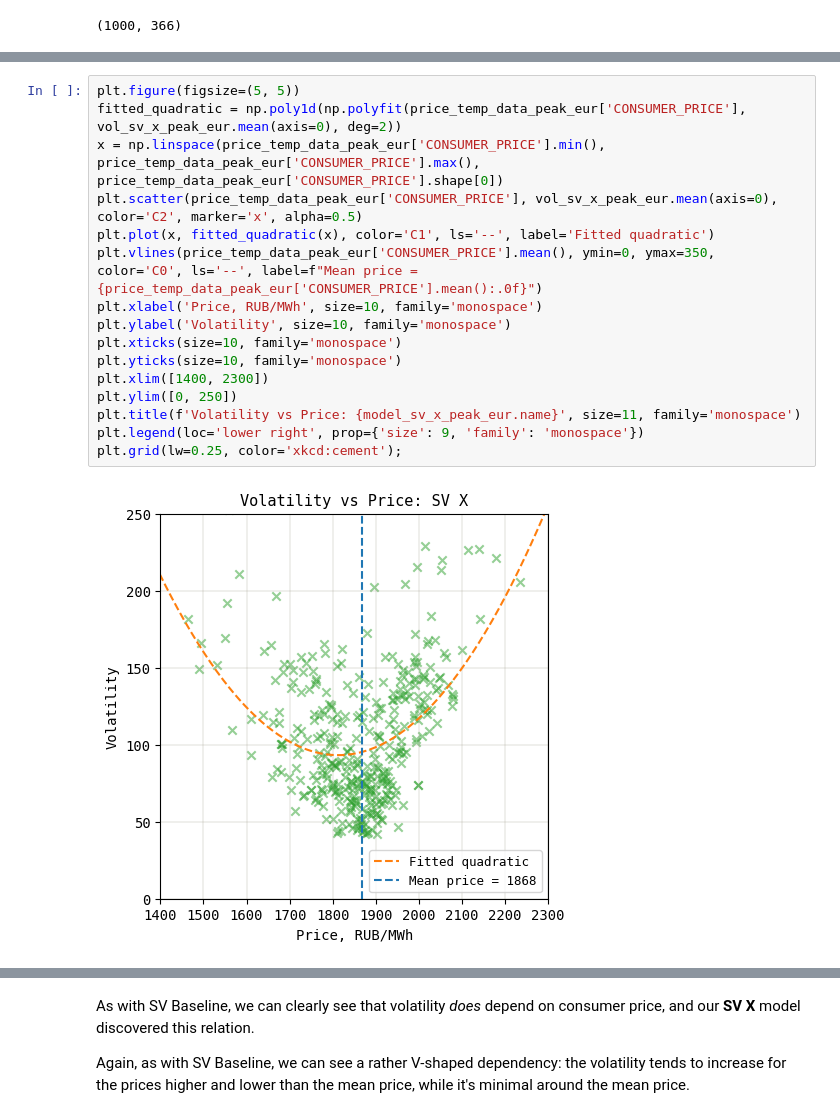
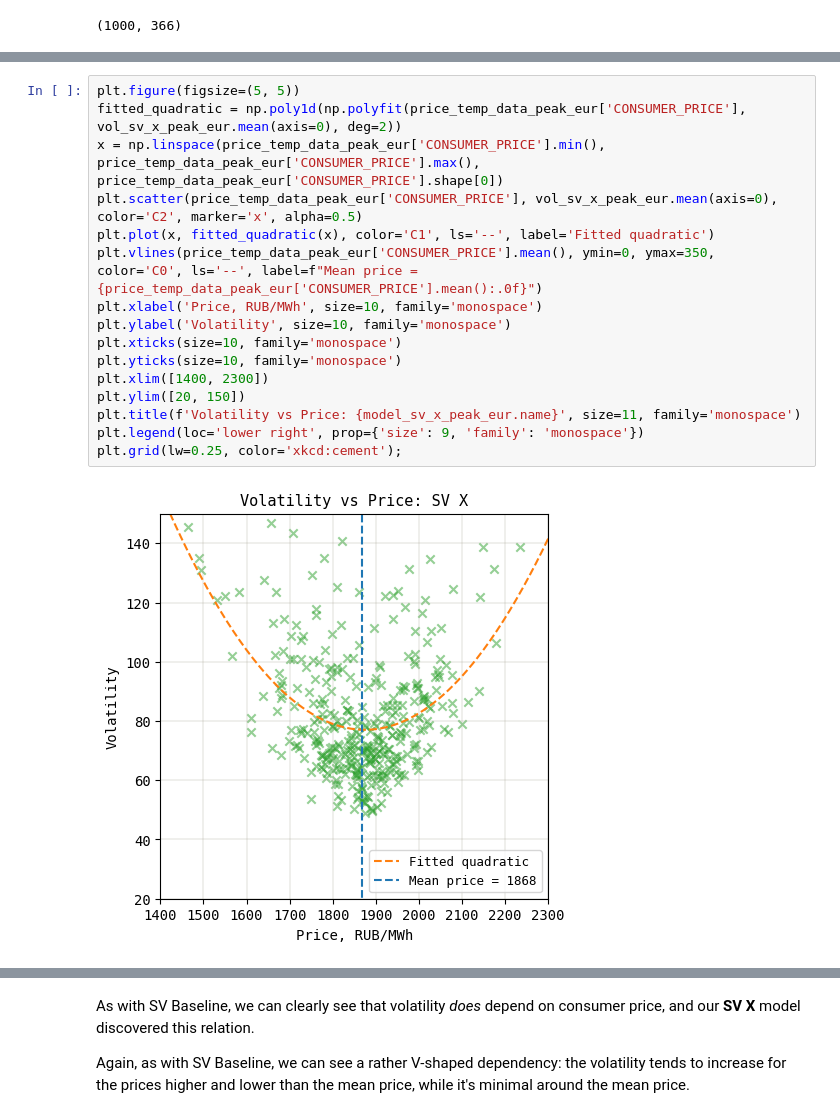
Before and after one commit to andrewha/mds2022, a Jupyter notebook: Thesis/sv_models_new.ipynb, the cells around one changed output, grey strips where cells are left out. Drawn from its saved outputs; the diff is of its cells as text.

```diff
--- a/Thesis/sv_models_new.ipynb
+++ b/Thesis/sv_models_new.ipynb
@@ -1024,21 +1028,21 @@ ax.set_title(f'Consumer prices and learned volatility for peak hour #{hour_max_e
 # %%
 plt.figure(figsize=(5, 5))
 fitted_quadratic = np.poly1d(np.polyfit(price_temp_data_peak_eur['CONSUMER_PRICE'], vol_sv_x_peak_eur.mean(axis=0), deg=2))
 x = np.linspace(price_temp_data_peak_eur['CONSUMER_PRICE'].min(), price_temp_data_peak_eur['CONSUMER_PRICE'].max(), price_temp_data_peak_eur['CONSUMER_PRICE'].shape[0])
 plt.scatter(price_temp_data_peak_eur['CONSUMER_PRICE'], vol_sv_x_peak_eur.mean(axis=0), color='C2', marker='x', alpha=0.5)
 plt.plot(x, fitted_quadratic(x), color='C1', ls='--', label='Fitted quadratic')
 plt.vlines(price_temp_data_peak_eur['CONSUMER_PRICE'].mean(), ymin=0, ymax=350, color='C0', ls='--', label=f"Mean price = {price_temp_data_peak_eur['CONSUMER_PRICE'].mean():.0f}")
 plt.xlabel('Price, RUB/MWh', size=10, family='monospace')
 plt.ylabel('Volatility', size=10, family='monospace')
 plt.xticks(size=10, family='monospace')
 plt.yticks(size=10, family='monospace')
 plt.xlim([1400, 2300])
-plt.ylim([0, 250])
+plt.ylim([20, 150])
 plt.title(f'Volatility vs Price: {model_sv_x_peak_eur.name}', size=11, family='monospace')
 plt.legend(loc='lower right', prop={'size': 9, 'family': 'monospace'})
 plt.grid(lw=0.25, color='xkcd:cement');
 # %% [output]
-[figure, old version]
+[figure, new version]
 # %%
 alpha = 0.05
 adf_stats, adf_pval, _, _, _, _ = adfuller(vol_sv_x_peak_eur.mean(axis=0))
```
Also changed, not shown: parts of 47 cells of this notebook, 1 other file.
